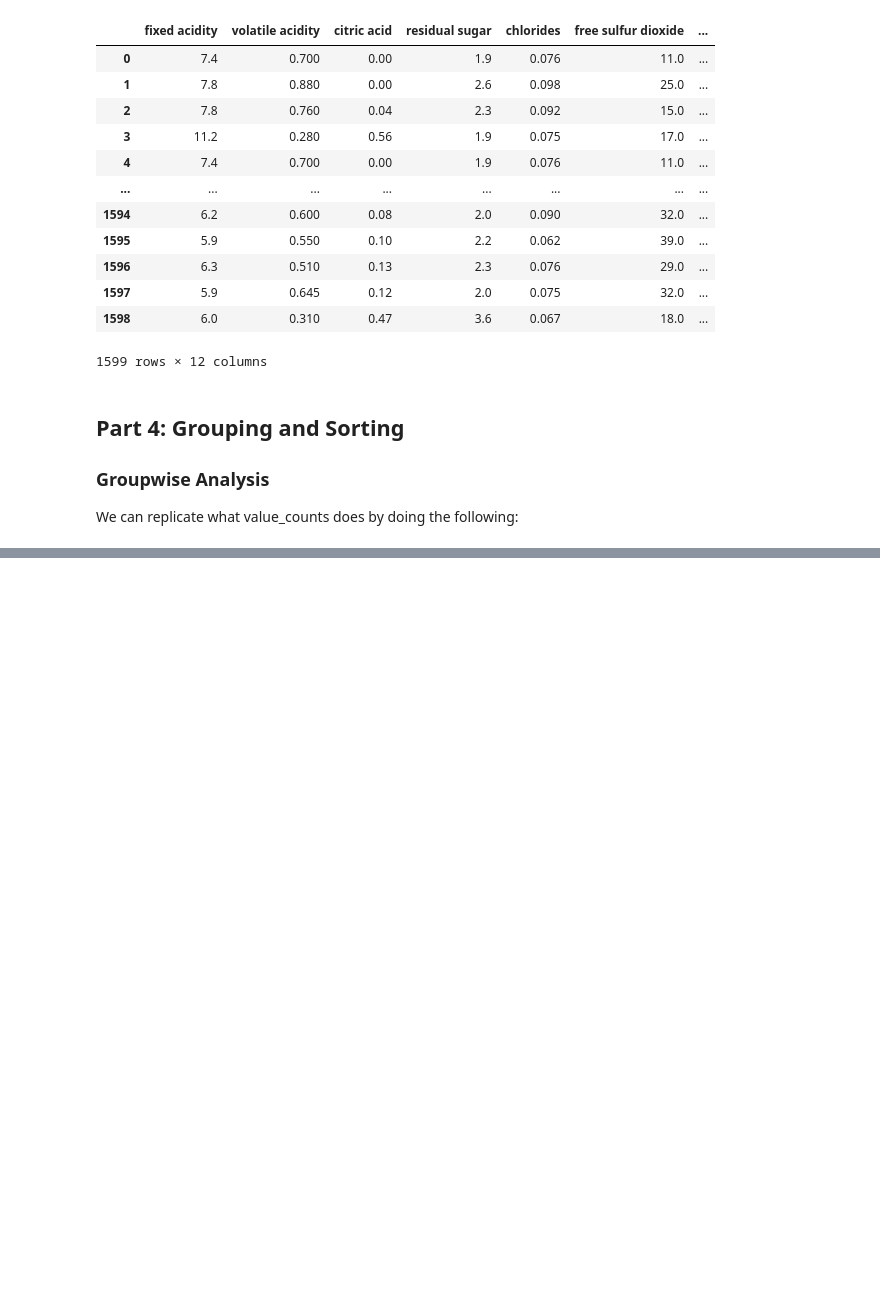
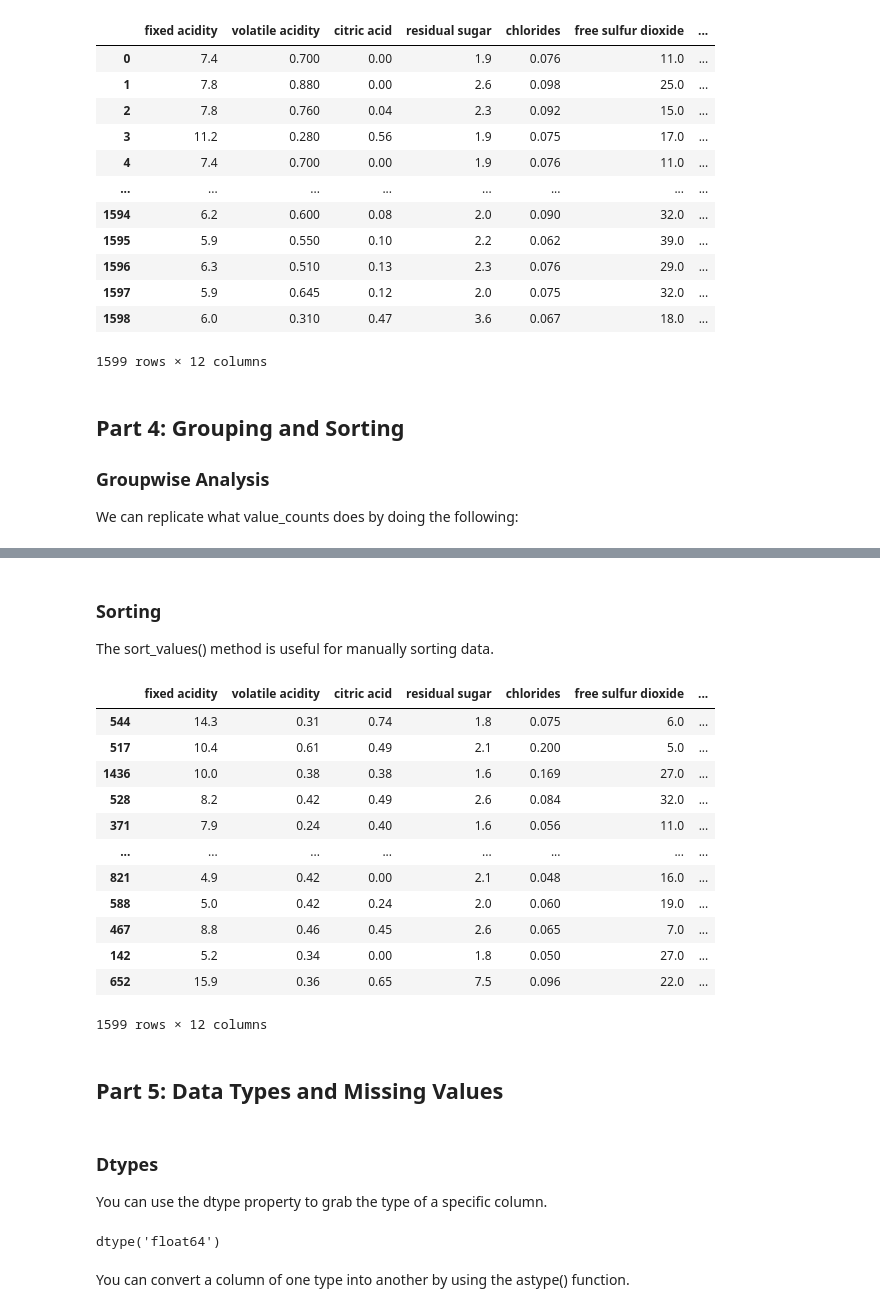
Before and after one commit to alihuss1017/ML-Notes, a Jupyter notebook: machine-learning/intro-to-pandas.ipynb, the cells around one changed output, grey strips where cells are left out. Saved outputs shown, nothing was run; the diff lists cells and outputs as text; code cells hidden in the pictures; blank space fills up the shorter version.

```diff
--- a/machine-learning/intro-to-pandas.ipynb
+++ b/machine-learning/intro-to-pandas.ipynb
@@ -310 +310,32 @@ quality
 Name: quality, dtype: int64
+# %% [markdown]
+### Sorting
+
+The sort_values() method is useful for manually sorting data.
+# %%
+wine_data.sort_values(by='alcohol')
+# %% [output]
+|  | fixed acidity | volatile acidity | citric acid | residual sugar | chlorides | free sulfur dioxide | ... |
+| 544 | 14.3 | 0.31 | 0.74 | 1.8 | 0.075 | 6.0 | ... |
+| 517 | 10.4 | 0.61 | 0.49 | 2.1 | 0.200 | 5.0 | ... |
+| 1436 | 10.0 | 0.38 | 0.38 | 1.6 | 0.169 | 27.0 | ... |
+| 528 | 8.2 | 0.42 | 0.49 | 2.6 | 0.084 | 32.0 | ... |
+| 371 | 7.9 | 0.24 | 0.40 | 1.6 | 0.056 | 11.0 | ... |
+| ... | ... | ... | ... | ... | ... | ... | ... |
+| 821 | 4.9 | 0.42 | 0.00 | 2.1 | 0.048 | 16.0 | ... |
+| 588 | 5.0 | 0.42 | 0.24 | 2.0 | 0.060 | 19.0 | ... |
+| 467 | 8.8 | 0.46 | 0.45 | 2.6 | 0.065 | 7.0 | ... |
+| 142 | 5.2 | 0.34 | 0.00 | 1.8 | 0.050 | 27.0 | ... |
+| 652 | 15.9 | 0.36 | 0.65 | 7.5 | 0.096 | 22.0 | ... |
+1599 rows × 12 columns
+# %% [markdown]
+## Part 5: Data Types and Missing Values
+# %% [markdown]
+### Dtypes
+You can use the dtype property to grab the type of a specific column.
+# %%
+wine_data.pH.dtype
+# %% [output]
+dtype('float64')
+# %% [markdown]
+You can convert a column of one type into another by using the astype() function.
```
Also changed, not shown: parts of 19 cells of this notebook, 12 other files.
